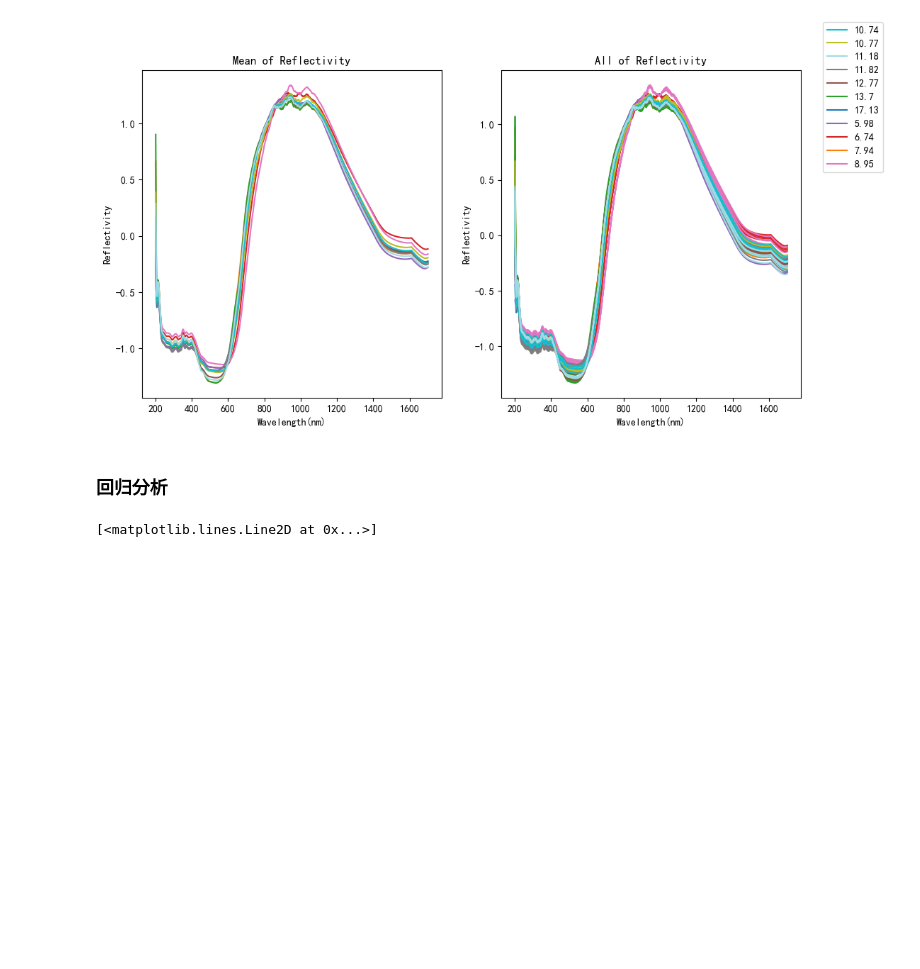
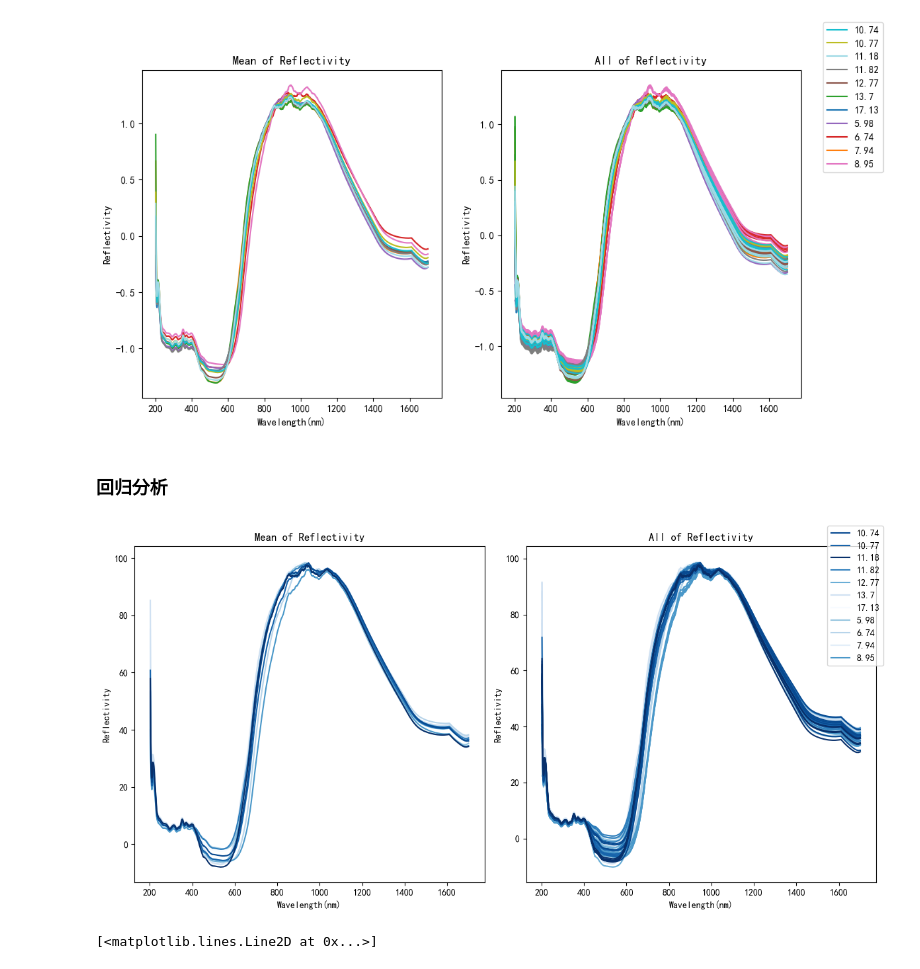
Before and after one commit to zwb-2023/Spectrum_analyse, a Jupyter notebook: 光谱数据分析模板.ipynb, the cells around one changed output. Saved outputs shown, nothing was run; the diff lists cells and outputs as text; code cells hidden in the pictures; blank space fills up the shorter version.

```diff
--- a/光谱数据分析模板.ipynb
+++ b/光谱数据分析模板.ipynb
@@ -47,6 +49,20 @@ plot_duplicate_data_both(category,  split_datas , wave )
 labels = [str(x) for x in labels]
 # %% [markdown]
 ### 回归分析
+# %%
+import matplotlib.font_manager as fm
+import matplotlib.pyplot as plt
+import numpy as np
+from matplotlib import cm
+from matplotlib.colors import Normalize
+from matplotlib.cm import ScalarMappable
+importlib.reload(SpectrumAnalyse)
+from SpectrumAnalyse import plot_regression_data_both
+
+category,  split_datas = split_data(labels , spectrum)
+plot_duplicate_data_both(category, split_datas, wave , save=False )
+# %% [output]
+[figure, added]
 # %%
 from SpectrumAnalyse import pearson_correlation
 correlation_pearson = pearson_correlation(np.array(spectrum).transpose(), np.array(labels))
```
Also changed, not shown: parts of 2 cells of this notebook, 1 other file.
